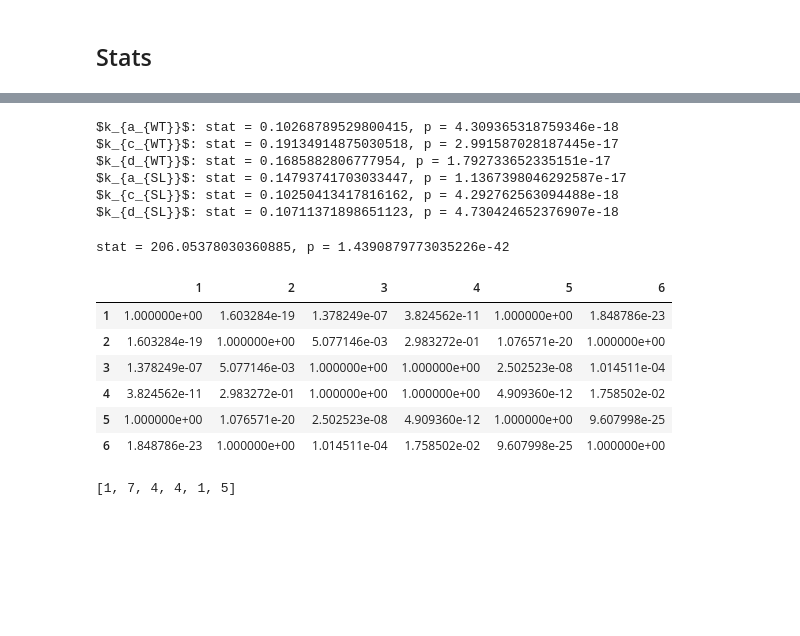
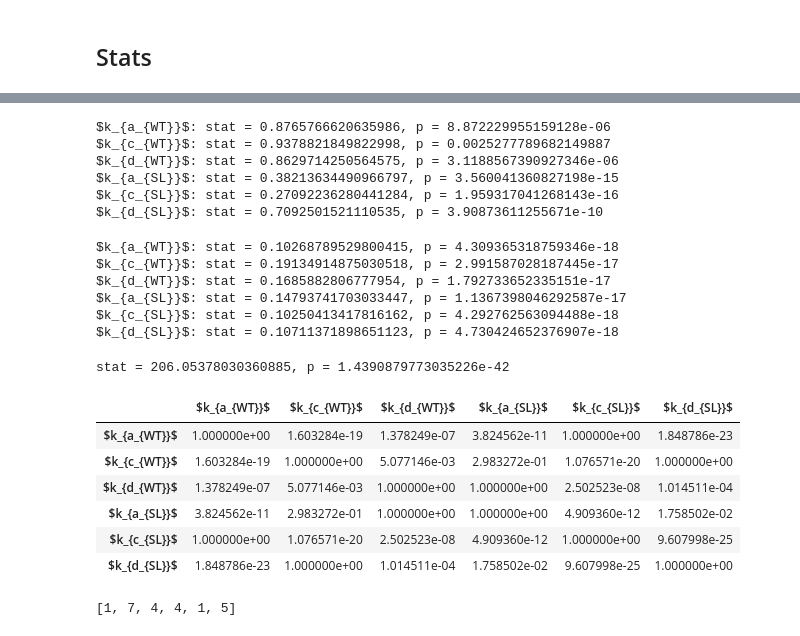
Before and after one commit to SofiaRaak/Dicer-miRNA-dynamics-model, a Jupyter notebook: parameter_sensitivity/parameter_sensitivity.ipynb, the cells around one changed output, grey strips where cells are left out. Drawn from its saved outputs; the diff is of its cells as text; code cells hidden in the pictures; blank space fills up the shorter version.

Commit message:
Updated some stats, updated colour scheme for plotting

```diff
--- a/parameter_sensitivity/parameter_sensitivity.ipynb
+++ b/parameter_sensitivity/parameter_sensitivity.ipynb
@@ -498,0 +492,5 @@ array([[1., 1., 1., 1., 1.],
+# %%
+index = xlabels
+columns = xlabels
+df_pvals = pd.DataFrame(out.pvalue, index = index, columns = columns)
+df_pvals
@@ -499,16 +516,29 @@ array([[1., 1., 1., 1., 1.],
 # %%
 #Normality testing
 for i in range(len(param_scaled)):
-    stat, p = st.shapiro(param_scaled[i][~np.isnan(param_scaled[i])])
+    stat, p = st.shapiro(np.log(param_scaled[i][~np.isnan(param_scaled[i])]))
 
     print(f'{xlabels[i]}: stat = {stat}, p = {p}')
 # %% [output]
-$k_{a_{WT}}$: stat = 0.10268789529800415, p = 4.309365318759346e-18
-$k_{c_{WT}}$: stat = 0.19134914875030518, p = 2.991587028187445e-17
-$k_{d_{WT}}$: stat = 0.1685882806777954, p = 1.792733652335151e-17
-$k_{a_{SL}}$: stat = 0.14793741703033447, p = 1.1367398046292587e-17
-$k_{c_{SL}}$: stat = 0.10250413417816162, p = 4.292762563094488e-18
-$k_{d_{SL}}$: stat = 0.10711371898651123, p = 4.730424652376907e-18
+$k_{a_{WT}}$: stat = 0.8765766620635986, p = 8.872229955159128e-06
+$k_{c_{WT}}$: stat = 0.9378821849822998, p = 0.0025277789682149887
+$k_{d_{WT}}$: stat = 0.8629714250564575, p = 3.1188567390927346e-06
+$k_{a_{SL}}$: stat = 0.38213634490966797, p = 3.560041360827198e-15
+$k_{c_{SL}}$: stat = 0.27092236280441284, p = 1.959317041268143e-16
+$k_{d_{SL}}$: stat = 0.7092501521110535, p = 3.90873611255671e-10
+# %%
+#Normality testing
+for i in range(len(param_scaled)):
+    stat, p = st.shapiro(param_scaled[i][~np.isnan(param_scaled[i])])
+
+    print(f'{xlabels[i]}: stat = {stat}, p = {p}')
+# %% [output]
+$k_{a_{WT}}$: stat = 0.10268789529800415, p = 4.309365318759346e-18
+$k_{c_{WT}}$: stat = 0.19134914875030518, p = 2.991587028187445e-17
+$k_{d_{WT}}$: stat = 0.1685882806777954, p = 1.792733652335151e-17
+$k_{a_{SL}}$: stat = 0.14793741703033447, p = 1.1367398046292587e-17
+$k_{c_{SL}}$: stat = 0.10250413417816162, p = 4.292762563094488e-18
+$k_{d_{SL}}$: stat = 0.10711371898651123, p = 4.730424652376907e-18
 # %%
 ##Not normal! Kruskal-Wallis
 stat, p = st.kruskal(param_scaled[0][~np.isnan(param_scaled[0])],
@@ -523,20 +553,23 @@ print(f'stat = {stat}, p = {p}')
 stat = 206.05378030360885, p = 1.4390879773035226e-42
 # %%
 #Dunn's post-hoc
-sp.posthoc_dunn([param_scaled[0][~np.isnan(param_scaled[0])],
+df_dunn = sp.posthoc_dunn([param_scaled[0][~np.isnan(param_scaled[0])],
                      param_scaled[1][~np.isnan(param_scaled[1])],
                      param_scaled[2][~np.isnan(param_scaled[2])],
                      param_scaled[3][~np.isnan(param_scaled[3])],
                      param_scaled[4][~np.isnan(param_scaled[4])],
                      param_scaled[5][~np.isnan(param_scaled[5])]], p_adjust = 'bonferroni')
+df_dunn.columns = columns
+df_dunn.index = index
+df_dunn
 # %% [output]
-|  | 1 | 2 | 3 | 4 | 5 | 6 |
-| 1 | 1.000000e+00 | 1.603284e-19 | 1.378249e-07 | 3.824562e-11 | 1.000000e+00 | 1.848786e-23 |
-| 2 | 1.603284e-19 | 1.000000e+00 | 5.077146e-03 | 2.983272e-01 | 1.076571e-20 | 1.000000e+00 |
-| 3 | 1.378249e-07 | 5.077146e-03 | 1.000000e+00 | 1.000000e+00 | 2.502523e-08 | 1.014511e-04 |
-| 4 | 3.824562e-11 | 2.983272e-01 | 1.000000e+00 | 1.000000e+00 | 4.909360e-12 | 1.758502e-02 |
-| 5 | 1.000000e+00 | 1.076571e-20 | 2.502523e-08 | 4.909360e-12 | 1.000000e+00 | 9.607998e-25 |
-| 6 | 1.848786e-23 | 1.000000e+00 | 1.014511e-04 | 1.758502e-02 | 9.607998e-25 | 1.000000e+00 |
+|  | $k_{a_{WT}}$ | $k_{c_{WT}}$ | $k_{d_{WT}}$ | $k_{a_{SL}}$ | $k_{c_{SL}}$ | $k_{d_{SL}}$ |
+| $k_{a_{WT}}$ | 1.000000e+00 | 1.603284e-19 | 1.378249e-07 | 3.824562e-11 | 1.000000e+00 | 1.848786e-23 |
+| $k_{c_{WT}}$ | 1.603284e-19 | 1.000000e+00 | 5.077146e-03 | 2.983272e-01 | 1.076571e-20 | 1.000000e+00 |
+| $k_{d_{WT}}$ | 1.378249e-07 | 5.077146e-03 | 1.000000e+00 | 1.000000e+00 | 2.502523e-08 | 1.014511e-04 |
+| $k_{a_{SL}}$ | 3.824562e-11 | 2.983272e-01 | 1.000000e+00 | 1.000000e+00 | 4.909360e-12 | 1.758502e-02 |
+| $k_{c_{SL}}$ | 1.000000e+00 | 1.076571e-20 | 2.502523e-08 | 4.909360e-12 | 1.000000e+00 | 9.607998e-25 |
+| $k_{d_{SL}}$ | 1.848786e-23 | 1.000000e+00 | 1.014511e-04 | 1.758502e-02 | 9.607998e-25 | 1.000000e+00 |
 # %%
 #re-run with filtered data
 filtered = [0] * len(param_scaled)
```
Also changed, not shown: parts of 16 cells of this notebook.
